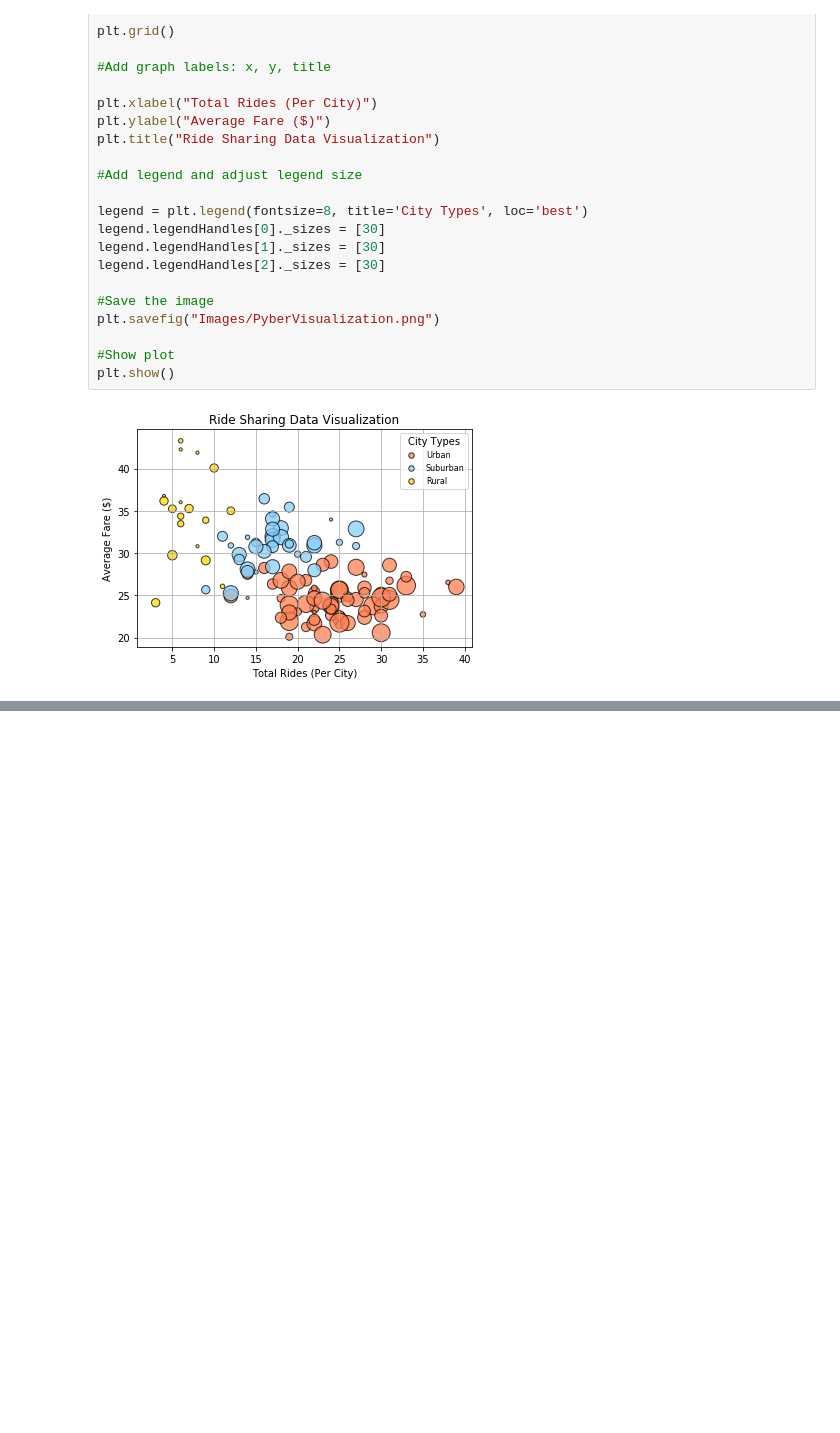
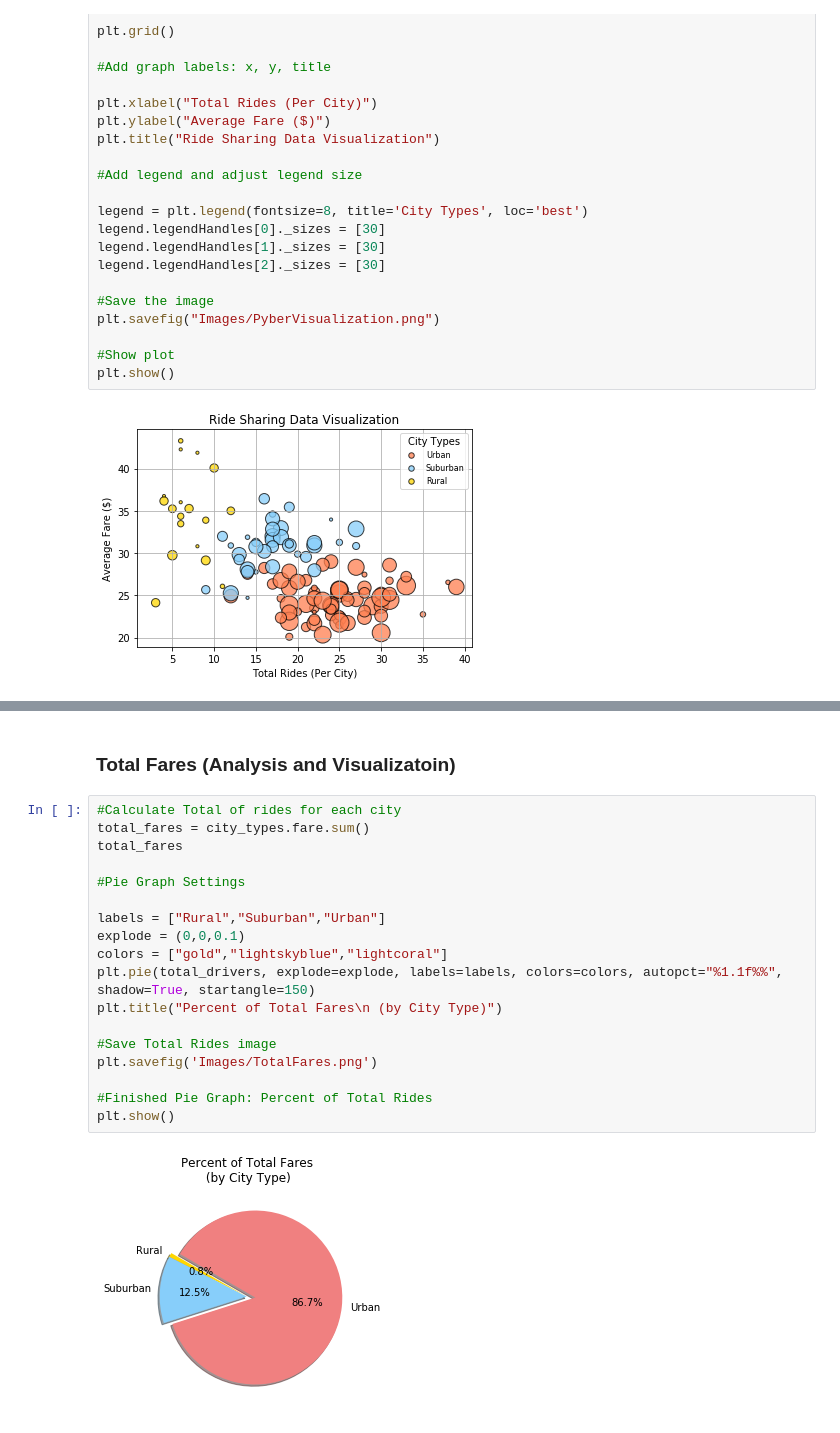
Before and after one commit to ovaispatoli/PyBer, a Jupyter notebook: PyBer.ipynb, the cells around one changed output, grey strips where cells are left out. Cells and saved outputs as stored; diff of their text form; blank space fills up the shorter version.

```diff
--- a/PyBer.ipynb
+++ b/PyBer.ipynb
@@ -107,0 +183,22 @@ plt.show()
+# %% [markdown]
+### Total Fares (Analysis and Visualizatoin)
+# %%
+#Calculate Total of rides for each city
+total_fares = city_types.fare.sum()
+total_fares
+
+#Pie Graph Settings
+
+labels = ["Rural","Suburban","Urban"]
+explode = (0,0,0.1)
+colors = ["gold","lightskyblue","lightcoral"]
+plt.pie(total_drivers, explode=explode, labels=labels, colors=colors, autopct="%1.1f%%", shadow=True, startangle=150)
+plt.title("Percent of Total Fares\n (by City Type)")
+
+#Save Total Rides image
+plt.savefig('Images/TotalFares.png')
+
+#Finished Pie Graph: Percent of Total Rides
+plt.show()
+# %% [output]
+[figure, added]
```
Also changed, not shown: parts of 9 cells of this notebook, 3 other files.
